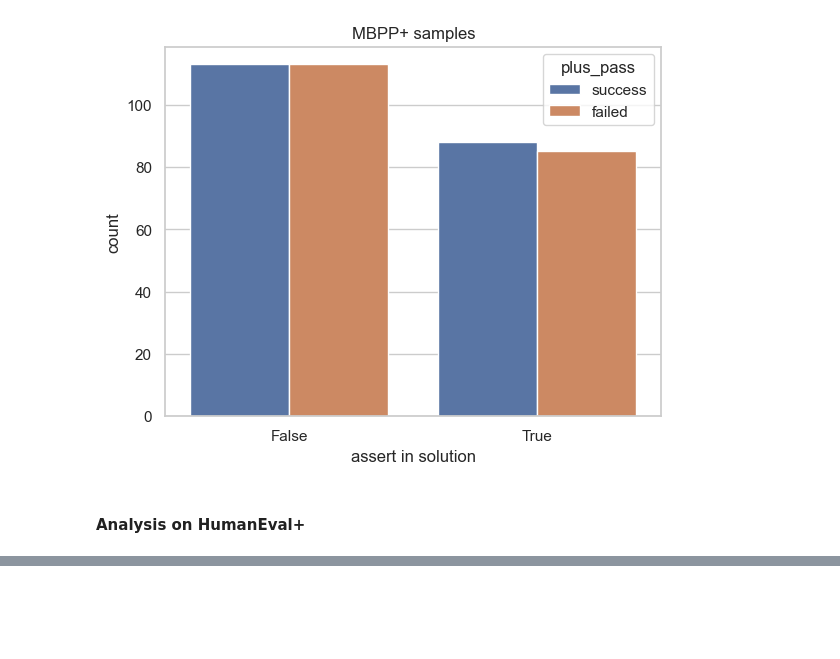
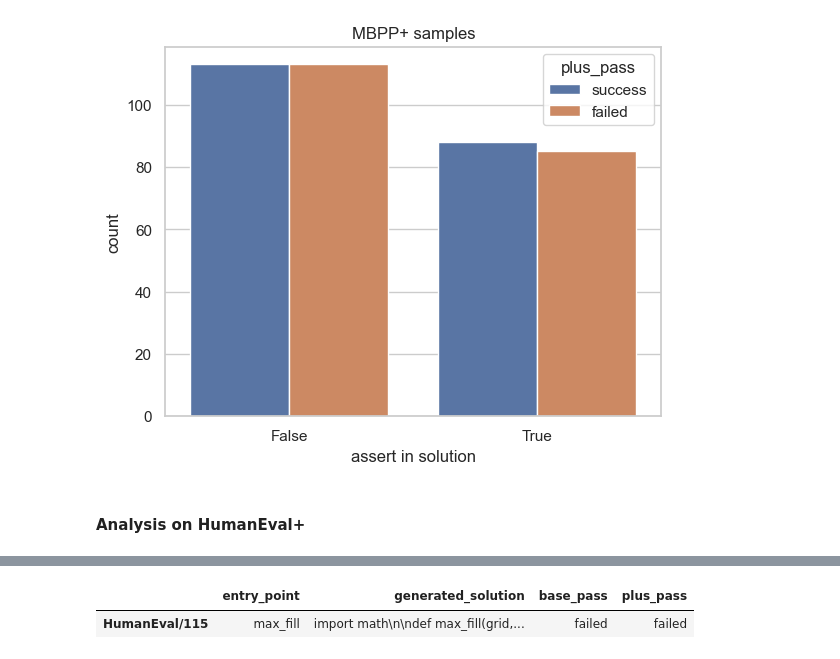
Before and after one commit to parsakzr/ytu-bitirme, a Jupyter notebook: evaluation/evalplus.ipynb, the cells around one changed output, grey strips where cells are left out. Saved outputs shown, nothing was run; the diff lists cells and outputs as text; code cells hidden in the pictures; blank space fills up the shorter version.

```diff
--- a/evaluation/evalplus.ipynb
+++ b/evaluation/evalplus.ipynb
@@ -315,0 +327,9 @@ df_phi2_humaneval[df_phi2_humaneval['entry_point_in_solution'] == False][['entry
+# %%
+# junk code after implementation
+df_phi2_humaneval['is_junk_after_implementation'] = df_phi2_humaneval.apply(lambda row: row['generated_solution'].split('return')[-1].split('\n')[-1].strip() != '', axis=1)
+
+# # check those out
+df_phi2_humaneval[df_phi2_humaneval['is_junk_after_implementation'] == True][['entry_point', 'generated_solution', 'base_pass', 'plus_pass']]
+# %% [output]
+|  | entry_point | generated_solution | base_pass | plus_pass |
+| HumanEval/115 | max_fill | import math\n\ndef max_fill(grid,... | failed | failed |
```
Also changed, not shown: parts of 9 cells of this notebook, 13 other files.
